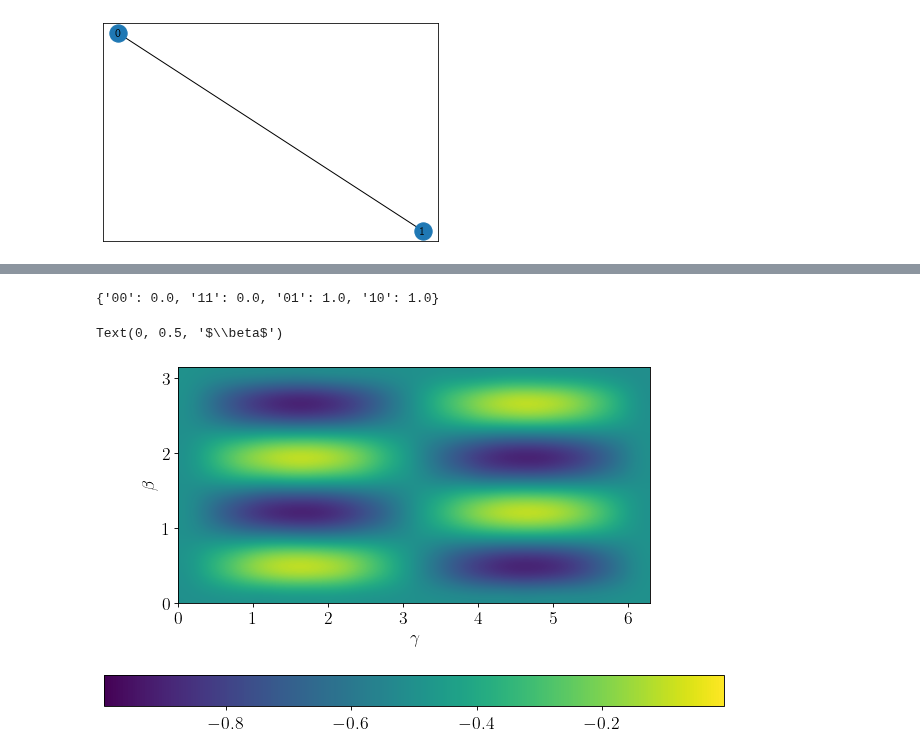
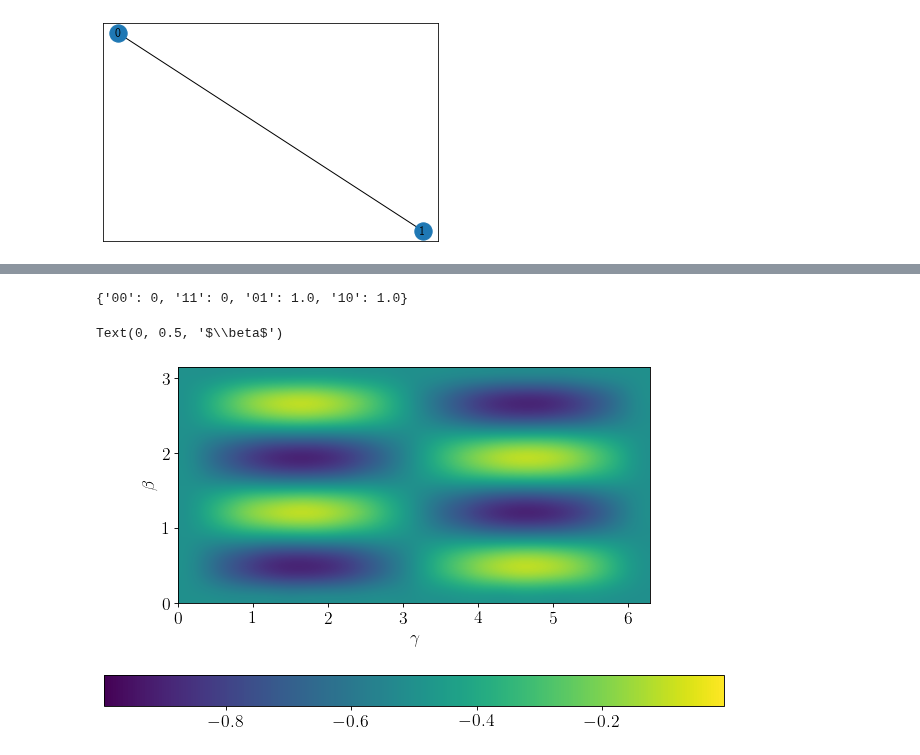
Before and after one commit to OpenQuantumComputing/optimization, a Jupyter notebook: Barbell MaxCut.ipynb, the cells around one changed output, grey strips where cells are left out. Saved outputs shown, nothing was run; the diff lists cells and outputs as text; code cells hidden in the pictures.

```diff
--- a/Barbell MaxCut.ipynb
+++ b/Barbell MaxCut.ipynb
@@ -19,7 +19,8 @@ G.add_nodes_from(V)
 G.add_weighted_edges_from(E)
 
 pos = nx.spring_layout(G)
-nx.draw_networkx(G,apos=pos)
+nx.draw_networkx(G,pos=pos)
+k_cuts=2
 # %% [output]
 [figure]
 # %%
@@ -41,29 +36,28 @@ createCircuit_MaxCut(np.array((np.pi,np.pi,np.pi,np.pi)),G,2,2,[],True).draw(out
 # %%
-costs=listSortedCosts_MaxCut(G)
+costs=listSortedCosts_MaxCut(G,2)
 costs
 # %% [output]
-{'00': 0.0, '11': 0.0, '01': 1.0, '10': 1.0}
+{'00': 0, '11': 0, '01': 1.0, '10': 1.0}
 # %%
 Aer.backends()
 backend_sim = Aer.get_backend('qasm_simulator')
 # %%
 n=12
 m=24
 beta_max=np.pi
 gamma_max=2*np.pi
 
-version=1
 circuits=[]
 for beta in np.linspace(0,beta_max,n):
     for gamma in np.linspace(0,gamma_max,m):
-        circuits.append(createCircuit_MaxCut(np.array((gamma,beta)),G,1,version))
+        circuits.append(createCircuit_MaxCut(np.array((gamma,beta)),G,1,2,1))
 job_sim = execute(circuits, backend_sim, shots=1024*2*2*2)
-Elandscape_v1,_ = -np.array(measurementStatistics_MaxCut(job_sim.result().results,G))
+Elandscape_v1,_,_ = measurementStatistics_MaxCut(job_sim.result().results, options={'G' : G, 'k_cuts' : k_cuts})
 f = pl.figure(figsize=(10, 6), dpi= 80, facecolor='w', edgecolor='k');
-pl.imshow(np.array(Elandscape_v1).reshape(n,m),interpolation='bicubic',origin='lower',extent=[0,gamma_max,0,beta_max])
+pl.imshow(-np.array(Elandscape_v1).reshape(n,m),interpolation='bicubic',origin='lower',extent=[0,gamma_max,0,beta_max])
 pl.colorbar(orientation="horizontal", pad=0.2)
 pl.xlabel(r'$\gamma$')
 pl.ylabel(r'$\beta$')
 # %% [output]
 Text(0, 0.5, '$\\beta$')
-[figure, old version]
+[figure, new version]
```
Also changed, not shown: parts of 8 cells of this notebook, 9 other files.
